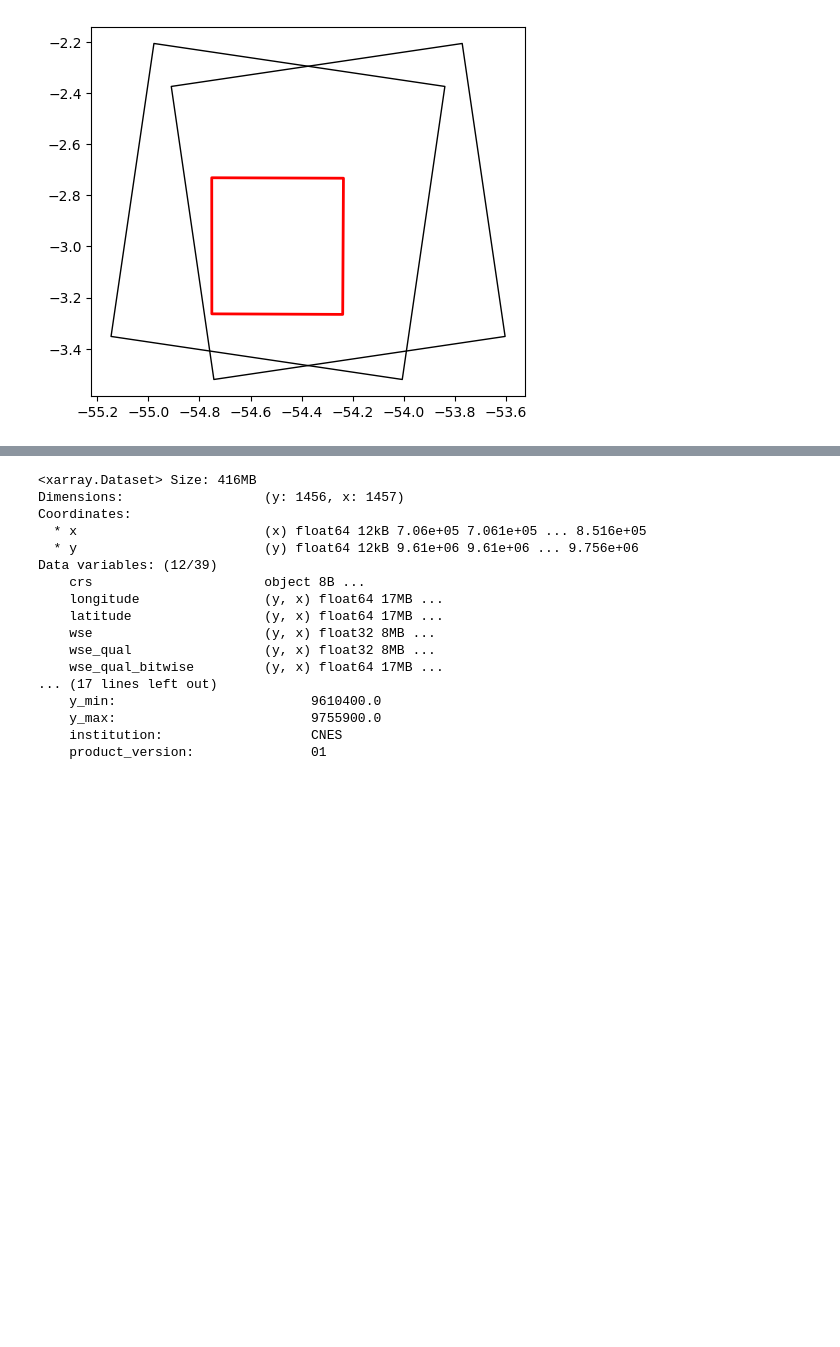
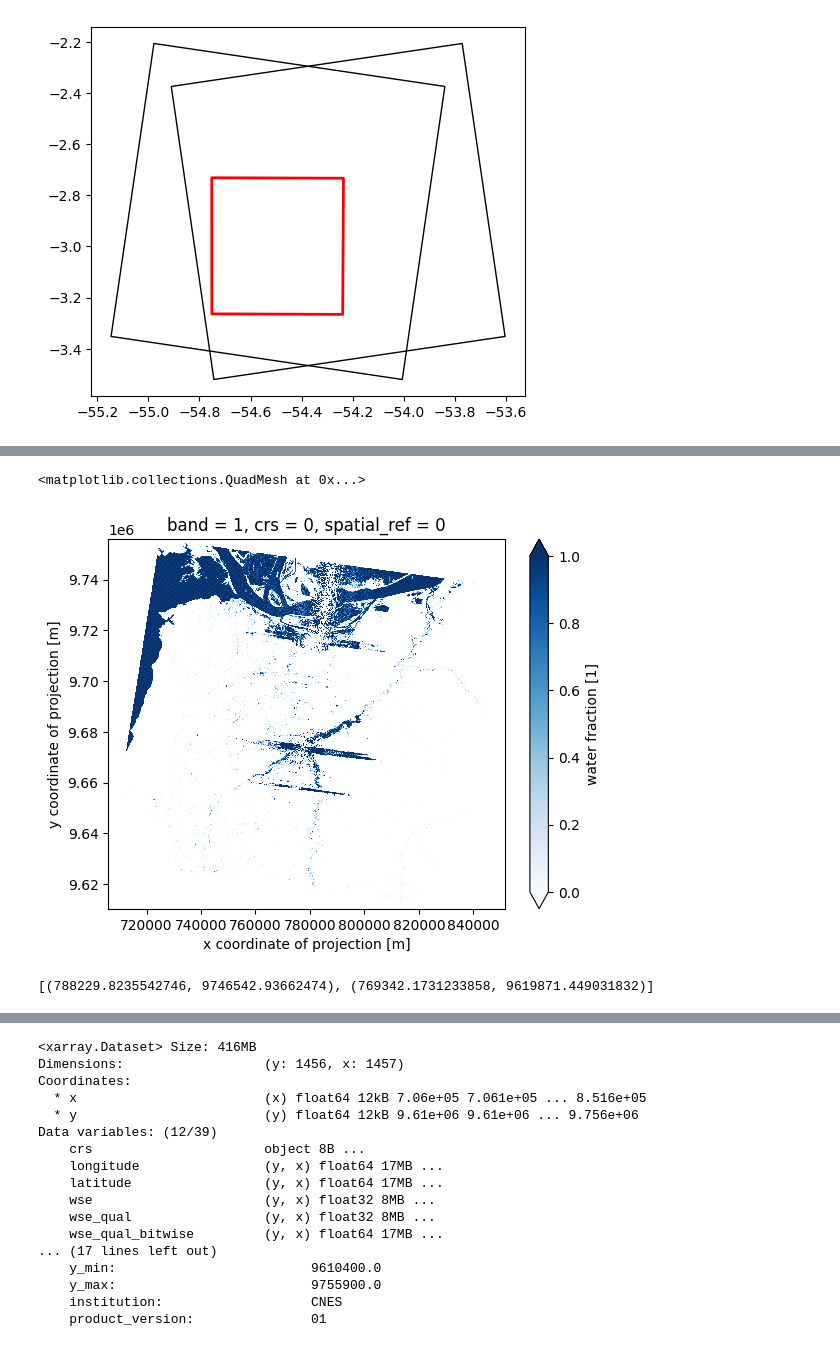
Before and after one commit to cordmaur/swot, a Jupyter notebook: nbs/08-Download_SWOT_rasters.ipynb, the cells around one changed output, grey strips where cells are left out. Drawn from its saved outputs; the diff is of its cells as text; code cells hidden in the pictures; blank space fills up the shorter version.

```diff
--- a/nbs/08-Download_SWOT_rasters.ipynb
+++ b/nbs/08-Download_SWOT_rasters.ipynb
@@ -100,0 +102,3 @@ footprints_df.plot(ax=ax, color="none")
+# %%
+raster_item = mosaic["item"].iloc[0]
+raster_item
@@ -100,0 +111,3 @@ footprints_df.plot(ax=ax, color="none")
+# %%
+raster_file = earthaccess.download([raster_item], local_path="/data/swot/downloads")
+raster_file
@@ -100,0 +116,3 @@ footprints_df.plot(ax=ax, color="none")
+# %%
+raster = xrio.open_rasterio(raster_file[0]).squeeze()
+raster
@@ -100,0 +137,7 @@ footprints_df.plot(ax=ax, color="none")
+# %%
+water_frac = raster["water_frac"]
+water_frac = water_frac.where(water_frac.attrs["_FillValue"] != water_frac)
+water_frac.plot(cmap="Blues", vmin=0, vmax=1)
+# %% [output]
+<matplotlib.collections.QuadMesh at 0x...>
+[figure, added]
@@ -100,0 +152,4 @@ footprints_df.plot(ax=ax, color="none")
+# %%
+list(nadir.coords)
+# %% [output]
+[(788229.8235542746, 9746542.93662474), (769342.1731233858, 9619871.449031832)]
```
Also changed, not shown: parts of 34 cells of this notebook, 5 other files.
